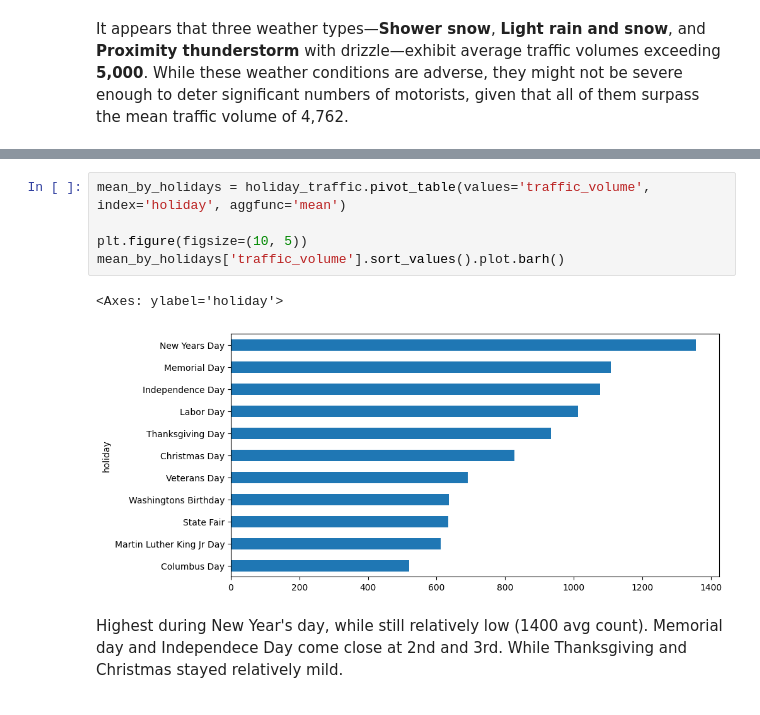
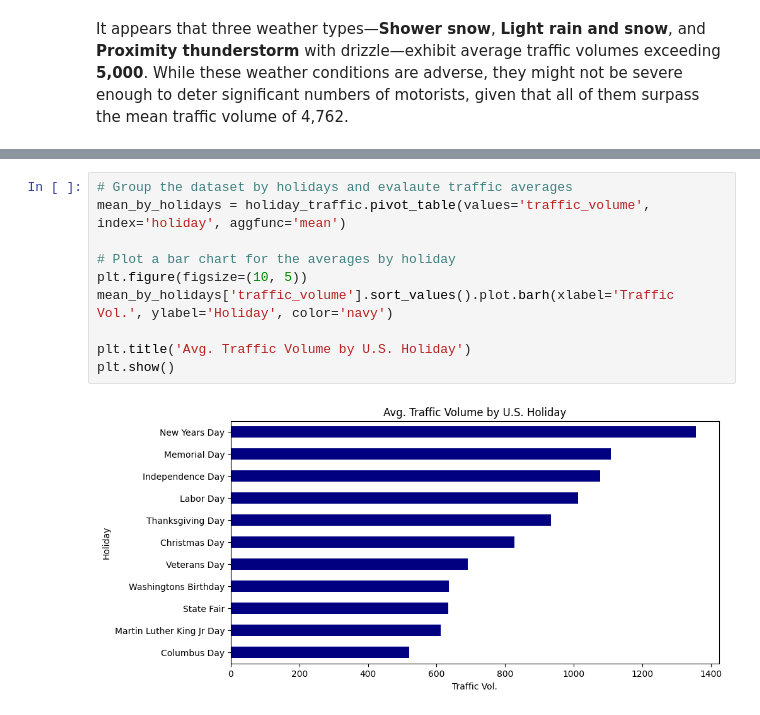
Before and after one commit to shree131/Heavy-Traffic-Indicators-Analysis, a Jupyter notebook: I94_heavy_traffic_indicators_analysis.ipynb, the cells around one changed output, grey strips where cells are left out. Drawn from its saved outputs; the diff is of its cells as text.

Commit message:
holiday indicators and conclusions

```diff
--- a/I94_heavy_traffic_indicators_analysis.ipynb
+++ b/I94_heavy_traffic_indicators_analysis.ipynb
@@ -772,10 +775,12 @@ sns.stripplot(x='holiday', y='traffic_volume', data=holiday_traffic, jitter=Fals
 # %%
+# Group the dataset by holidays and evalaute traffic averages
 mean_by_holidays = holiday_traffic.pivot_table(values='traffic_volume', index='holiday', aggfunc='mean')
 
+# Plot a bar chart for the averages by holiday
 plt.figure(figsize=(10, 5))
-mean_by_holidays['traffic_volume'].sort_values().plot.barh()
+mean_by_holidays['traffic_volume'].sort_values().plot.barh(xlabel='Traffic Vol.', ylabel='Holiday', color='navy')
+
+plt.title('Avg. Traffic Volume by U.S. Holiday')
+plt.show()
 # %% [output]
-<Axes: ylabel='holiday'>
-[figure, old version]
+[figure, new version]
-# %% [markdown]
-Highest during New Year's day, while still relatively low (1400 avg count). Memorial day and Independece Day come close at 2nd and 3rd. While Thanksgiving and Christmas stayed relatively mild.
```
Also changed, not shown: parts of 14 cells of this notebook.
